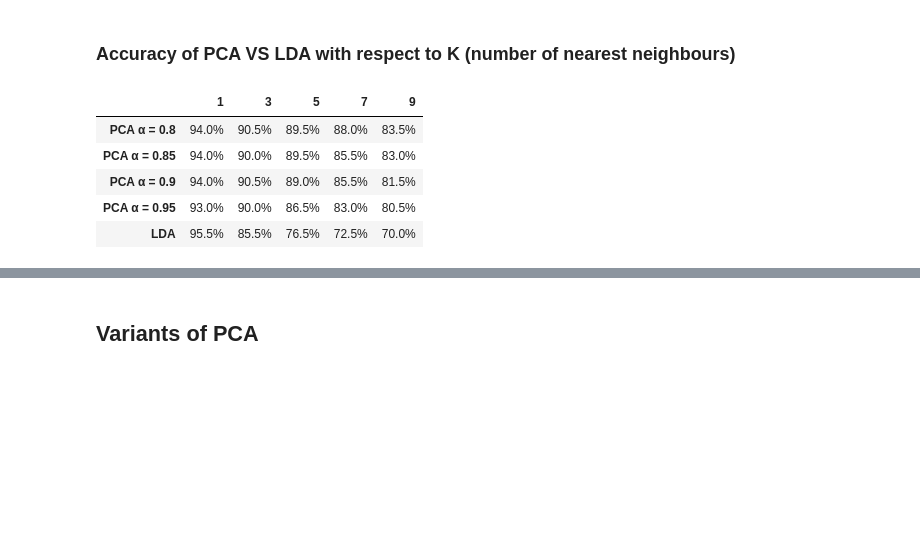
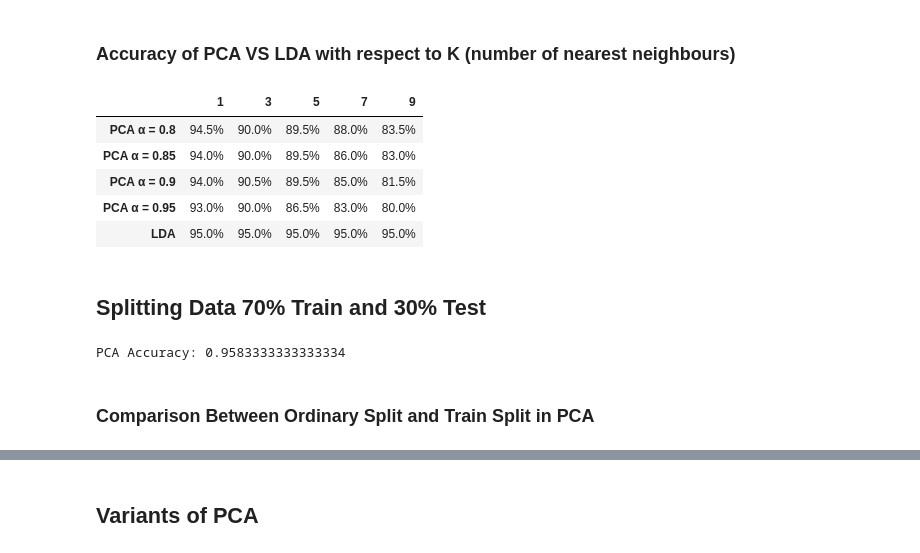
Before and after one commit to ahmedsamir459/Face-Recognition, a Jupyter notebook: PCA_LDA.ipynb, the cells around one changed output, grey strips where cells are left out. Drawn from its saved outputs; the diff is of its cells as text; code cells hidden in the pictures; blank space fills up the shorter version.

```diff
--- a/PCA_LDA.ipynb
+++ b/PCA_LDA.ipynb
@@ -218,22 +221,22 @@ def get_LDA(X_train):
 # %% [markdown]
 ## The Projection Matrix of LDA
 # %%
-LDA_projection_matrix = get_LDA(X_train)
+LDA_projection_matrix = get_LDA(X_train,y_train)
 print(LDA_projection_matrix.shape)
 # %% [output]
 (10304, 39)
 # %% [markdown]
 ## LDA Projection
 # %%
-def LDA_projected_data(projection_matrix):
-    projected_X_train = np.dot(X_train, projection_matrix)
-    projected_X_test = np.dot(X_test, projection_matrix)
+def LDA_projected_data(training_data,test_data,projection_matrix):
+    projected_X_train = np.dot(training_data, projection_matrix)
+    projected_X_test = np.dot(test_data, projection_matrix)
     return projected_X_train, projected_X_test
 # %% [markdown]
 ### Test LDA
 # %%
 def Test_LDA(k):
-    projected_X_train, projected_X_test = LDA_projected_data(LDA_projection_matrix)
+    projected_X_train, projected_X_test = LDA_projected_data(X_train,X_test,LDA_projection_matrix)
     knn = KNeighborsClassifier(n_neighbors=k)
     knn.fit(projected_X_train, y_train.ravel())
     y_pred = knn.predict(projected_X_test)
@@ -251,7 +254,7 @@ k_values = [1, 3, 5, 7, 9]
 
 # Initialize a list to store the results
 results = []
-projected_X_train, projected_X_test = LDA_projected_data(LDA_projection_matrix)
+projected_X_train, projected_X_test = LDA_projected_data(X_train,X_test,LDA_projection_matrix)
 # Loop over the values of k
 for k in k_values:
     knn = KNeighborsClassifier(n_neighbors=k, weights="distance")
@@ -288,26 +291,28 @@ plt.show()
 # %%
 alpha = [0.8, 0.85, 0.9, 0.95]
 k_values = [1, 3, 5, 7, 9]
 variants = [
     "PCA α = 0.8",
     "PCA α = 0.85",
     "PCA α = 0.9",
     "PCA α = 0.95",
     "LDA",
 ]
 df = pd.DataFrame(index=variants, columns=k_values)
 for num_dominant_eigen_vectors in alphas:
     for k in k_values:
         for i in range(4):
-            pca_accuracy = Test_PCA(alpha[i], k)
+            pca_accuracy = Test_PCA(X_train,X_test,y_train,y_test,alpha[i], k)
             df.loc[variants[i], k] = str(pca_accuracy * 100) + "%"
         lda_accuracy = Test_LDA(k)
         df.loc["LDA", k] = str(lda_accuracy * 100) + "%"
 df
 # %% [output]
 |  | 1 | 3 | 5 | 7 | 9 |
-| PCA α = 0.8 | 94.0% | 90.5% | 89.5% | 88.0% | 83.5% |
-| PCA α = 0.85 | 94.0% | 90.0% | 89.5% | 85.5% | 83.0% |
-| PCA α = 0.9 | 94.0% | 90.5% | 89.0% | 85.5% | 81.5% |
-| PCA α = 0.95 | 93.0% | 90.0% | 86.5% | 83.0% | 80.5% |
-| LDA | 95.5% | 85.5% | 76.5% | 72.5% | 70.0% |
+| PCA α = 0.8 | 94.5% | 90.0% | 89.5% | 88.0% | 83.5% |
+| PCA α = 0.85 | 94.0% | 90.0% | 89.5% | 86.0% | 83.0% |
+| PCA α = 0.9 | 94.0% | 90.5% | 89.5% | 85.0% | 81.5% |
+| PCA α = 0.95 | 93.0% | 90.0% | 86.5% | 83.0% | 80.0% |
+| LDA | 95.0% | 95.0% | 95.0% | 95.0% | 95.0% |
+# %% [markdown]
+## Splitting Data 70% Train and 30% Test
@@ -313,0 +340,12 @@ df
+# %%
+mean_face, eigenfaces = get_PCA(bonus_x_train, 0.85)
+X_train_pca, X_test_pca = PCA_Projected_data(bonus_x_train,bonus_x_test,mean_face, eigenfaces)
+knn = KNeighborsClassifier(1, weights="distance")
+knn.fit(X_train_pca, bonus_y_train.ravel())
+y_pred = knn.predict(X_test_pca)
+accuracy = accuracy_score(bonus_y_test, y_pred.ravel())
+print("PCA Accuracy: " + str(accuracy))
+# %% [output]
+PCA Accuracy: 0.9583333333333334
+# %% [markdown]
+### Comparison Between Ordinary Split and Train Split in PCA
```
Also changed, not shown: parts of 20 cells of this notebook, 5 other files.
